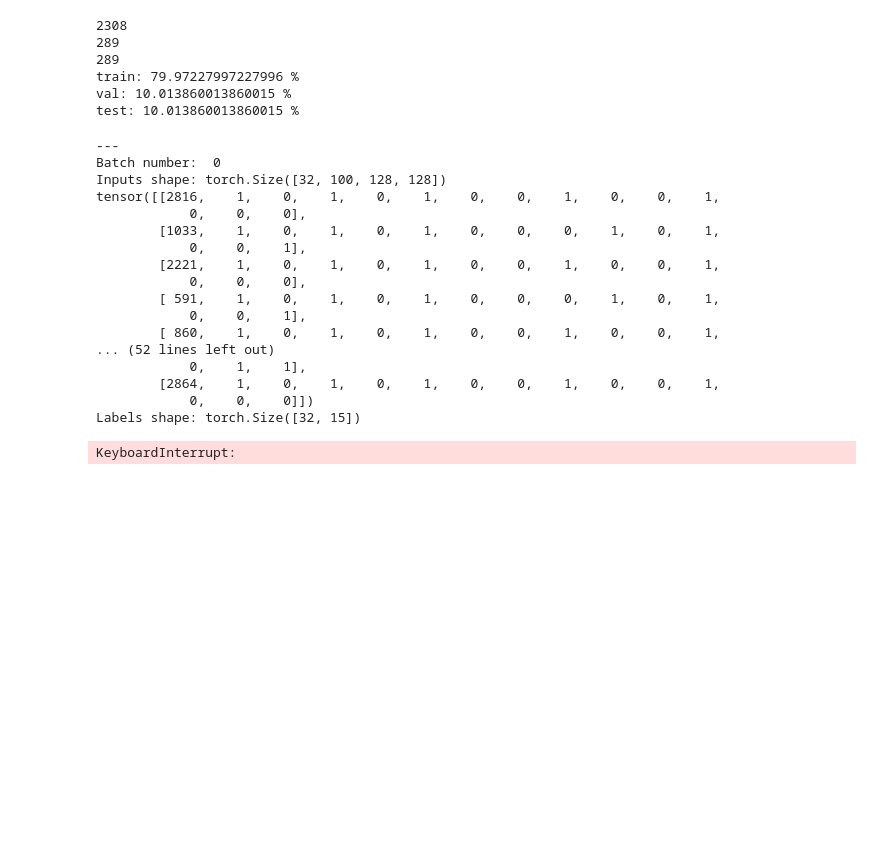
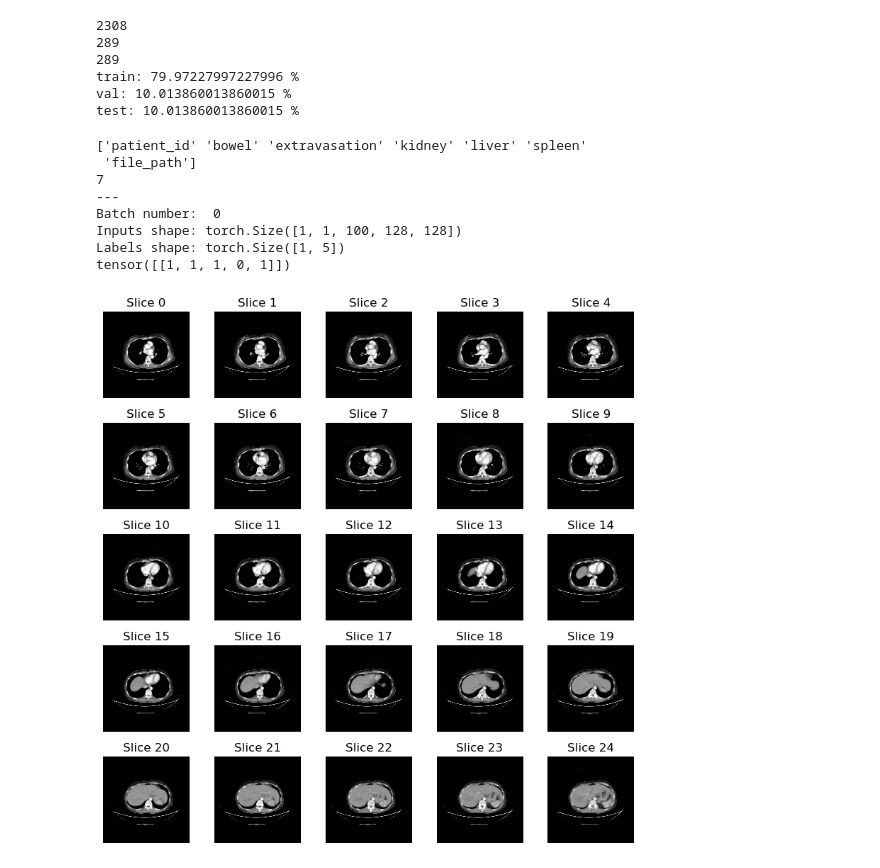
Before and after one commit to filtkac/sutd-dl-abd-trauma, a Jupyter notebook: notebooks/3d_cnn_dataloader.ipynb, the cells around one changed output. Cells and saved outputs as stored; diff of their text form; code cells hidden in the pictures; blank space fills up the shorter version.

```diff
--- a/notebooks/3d_cnn_dataloader.ipynb
+++ b/notebooks/3d_cnn_dataloader.ipynb
@@ -72,12 +72,12 @@ torch.Size([128, 128, 100, 1])
 
 # michelles files path
 images_path = r"C:\Users\miche\Downloads\dataset_reduced\abd-trauma-dataset-reduced"
-labels_path = r"C:\Users\miche\Downloads\dataset_reduced\train_reduced.csv"
+labels_path = r"C:\wamp64\www\Daredevil\der\sutd-dl-abd-trauma\notebooks\reduced_labels.csv"
 
 df = pd.read_csv(labels_path)
 
 
-# Create an empty list to store file paths
+# Create an empty list to store file pathss
 file_paths = []
 
 # Iterate over files in images_path directory
@@ -106,6 +106,7 @@ print('test:', len(test_data)/len(df)*100,'%')
 
 # drop file name in train, val, test df
 train_data = train_data.drop(columns=['file_path'])
+
 train_data = val_data.drop(columns=['file_path'])
 train_data = test_data.drop(columns=['file_path'])
 # %% [output]
@@ -118,44 +119,61 @@ test: 10.013860013860015 %
 # %%
 # create preprocced train-, validation-, test- datasets
 train_dataset = PatientDataset(images_path, train_data)
 val_dataset = PatientDataset(images_path, val_data)
 test_dataset = PatientDataset(images_path, test_data)
 
 
 # create dataloaders for each dataset
-batch_size = 32
+batch_size = 1
 
 train_dataloader = DataLoader(train_dataset, batch_size=batch_size, shuffle=True) # shuffle = true, avoid any bias introduced by the order of the data.
 val_dataloader = DataLoader(val_dataset, batch_size=batch_size, shuffle=False)
 test_dataloader = DataLoader(test_dataset, batch_size=batch_size, shuffle=False)
 
 
 
 
  #Iterate over a few batches of data from train_loader
+header = df.columns.values
+print(header)
+print(len(header))
+
 
 for batch_number, batch in enumerate(train_dataloader):
     print("---")
     print("Batch number: ", batch_number)
-    inputs, labels = batch  # Corrected: Change outputs to labels
-    print("Inputs shape:", inputs.shape)
-    print("Labels shape:", labels.shape)  # Corrected: Change outputs to labels
+    if batch_number == 0:
+
+        inputs, labels = batch  # Corrected: Change outputs to labels
+        print("Inputs shape:", inputs.shape)
+        print("Labels shape:", labels.shape)  # Corrected: Change outputs to labels
+        print(labels)
+
+        num_slices = inputs.shape[2]  # Assuming the slices are along the third dimension (index 2)
+        num_slices = 25
+
+        fig, axs = plt.subplots(5, 5, figsize=(8, 8))
+
+        for i in range(num_slices):
+            row = i // 5
+            col = i % 5
+
+            sample_image = inputs[0, 0, i].numpy()  # Accessing each slice
+            axs[row, col].imshow(sample_image, cmap='gray')
+            axs[row, col].axis('off')
+            axs[row, col].set_title(f"Slice {i}")
+
+        plt.tight_layout()
+        plt.show()
+
+    break
 # %% [output]
+['patient_id' 'bowel' 'extravasation' 'kidney' 'liver' 'spleen'
+ 'file_path']
+7
 ---
 Batch number:  0
-Inputs shape: torch.Size([32, 100, 128, 128])
-tensor([[2816,    1,    0,    1,    0,    1,    0,    0,    1,    0,    0,    1,
-            0,    0,    0],
-        [1033,    1,    0,    1,    0,    1,    0,    0,    0,    1,    0,    1,
-            0,    0,    1],
-        [2221,    1,    0,    1,    0,    1,    0,    0,    1,    0,    0,    1,
-            0,    0,    0],
-        [ 591,    1,    0,    1,    0,    1,    0,    0,    0,    1,    0,    1,
-            0,    0,    1],
-        [ 860,    1,    0,    1,    0,    1,    0,    0,    1,    0,    0,    1,
-... (52 lines left out)
-            0,    1,    1],
-        [2864,    1,    0,    1,    0,    1,    0,    0,    1,    0,    0,    1,
-            0,    0,    0]])
-Labels shape: torch.Size([32, 15])
+Inputs shape: torch.Size([1, 1, 100, 128, 128])
+Labels shape: torch.Size([1, 5])
+tensor([[1, 1, 1, 0, 1]])
-KeyboardInterrupt:
+[figure, added]
```
Also changed, not shown: parts of 3 cells of this notebook.
